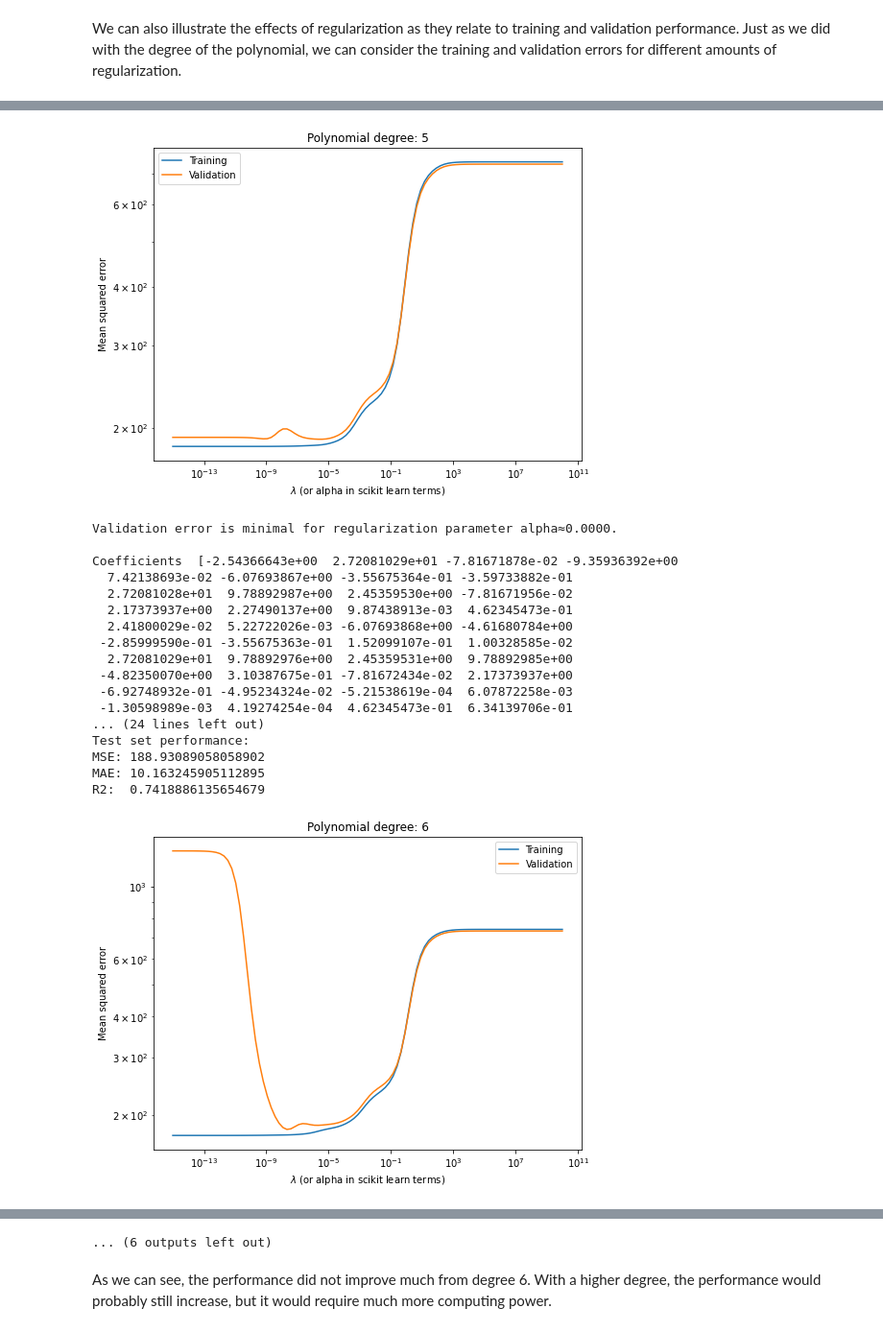
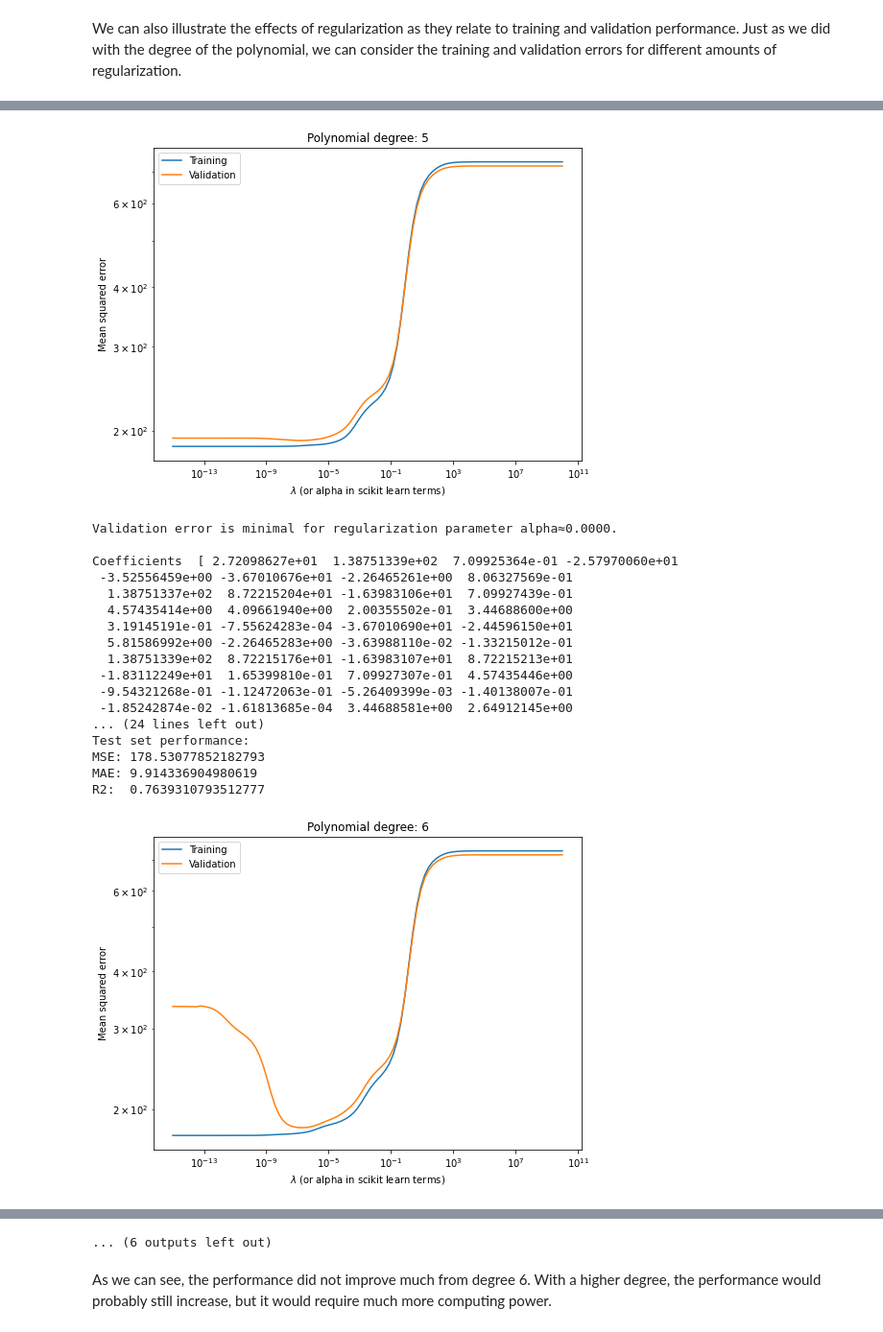
Before and after one commit to mschwa1010/AA_2022-23_Team_8, a Jupyter notebook: Prediction.ipynb, the cells around one changed output, grey strips where cells are left out. Shown at 96% size. Saved outputs shown, nothing was run; the diff lists cells and outputs as text; code cells hidden in the pictures.

```diff
--- a/Prediction.ipynb
+++ b/Prediction.ipynb
@@ -295,13 +295,14 @@ for degree in range(1,7):
     # fit model
     poly = PolynomialFeatures(degree=degree, include_bias=False)
     poly_features = poly.fit_transform(X)
-    X_train, X_test, y_train, y_test = train_test_split(poly_features, y, test_size=0.3, random_state=9626)
+    X_train, X_test, y_train, y_test = train_test_split(poly_features, y, test_size=0.3, random_state=682)
+    X_train, X_val, y_train, y_val = train_test_split(X_train, y_train, test_size=(0.2/0.7),random_state=682)
     poly_reg_model = LinearRegression()
     poly_reg_model.fit(X_train, y_train)
 
     # compute errors
     err_train.append(mean_squared_error(poly_reg_model.predict(X_train), y_train))
-    err_cv.append(mean_squared_error(poly_reg_model.predict(X_test), y_test))
+    err_cv.append(mean_squared_error(poly_reg_model.predict(X_val), y_val))
 
 plt.figure(figsize = (8,6))
 plt.semilogy(range(1,7), err_train, range(1, 7), err_cv)
@@ -367,7 +369,8 @@ for degree in range(1,7):
     # fit model
     poly = PolynomialFeatures(degree=degree, include_bias=False)
     poly_features = poly.fit_transform(X)
-    X_train, X_test, y_train, y_test = train_test_split(poly_features, y, test_size=0.3, random_state=9626)
+    X_train, X_test, y_train, y_test = train_test_split(poly_features, y, test_size=0.3, random_state=682)
+    X_train, X_val, y_train, y_val = train_test_split(X_train, y_train, test_size=(0.2/0.7),random_state=682)
 
     err_train = []
     err_cv = []
@@ -383,13 +386,13 @@ for degree in range(1,7):
         # compute errors
         err_train.append(mean_squared_error(model_L1.predict(X_train), y_train))
 
-        prediction = model_L1.predict(X_test)
-        err_cv.append(mean_squared_error(prediction, y_test))
+        prediction = model_L1.predict(X_val)
+        err_cv.append(mean_squared_error(prediction, y_val))
 
 
 
-        if(r2_score(y_test, prediction) > ideal_r2_score):
-            ideal_r2_score = r2_score(y_test, prediction)
+        if(r2_score(y_val, prediction) > ideal_r2_score):
+            ideal_r2_score = r2_score(y_val, prediction)
             ideal_alpha = alpha
 
     #Plot errors
@@ -576,7 +580,8 @@ for degree in range(1,10):
     # fit model
     poly = PolynomialFeatures(degree=degree, include_bias=False)
     poly_features = poly.fit_transform(X)
-    X_train, X_test, y_train, y_test = train_test_split(poly_features, y, test_size=0.3, random_state=9626)
+    X_train, X_test, y_train, y_test = train_test_split(poly_features, y, test_size=0.3, random_state=682)
+    X_train, X_val, y_train, y_val = train_test_split(X_train, y_train, test_size=(0.2/0.7),random_state=682)
 
     err_train = []
     err_cv = []
@@ -592,13 +597,13 @@ for degree in range(1,10):
         # compute errors
         err_train.append(mean_squared_error(model_L2.predict(X_train), y_train))
 
-        prediction = model_L2.predict(X_test)
-        err_cv.append(mean_squared_error(prediction, y_test))
+        prediction = model_L2.predict(X_val)
+        err_cv.append(mean_squared_error(prediction, y_val))
 
 
 
-        if(r2_score(y_test, prediction) > ideal_r2_score):
-            ideal_r2_score = r2_score(y_test, prediction)
+        if(r2_score(y_val, prediction) > ideal_r2_score):
+            ideal_r2_score = r2_score(y_val, prediction)
             ideal_alpha = alpha
 
     #Plot errors
@@ -690,21 +695,21 @@ R2:  0.7373032160564754
-[figure, old version]
+[figure, new version]
 Validation error is minimal for regularization parameter alpha≈0.0000.
 
-Coefficients  [-2.54366643e+00  2.72081029e+01 -7.81671878e-02 -9.35936392e+00
-  7.42138693e-02 -6.07693867e+00 -3.55675364e-01 -3.59733882e-01
-  2.72081028e+01  9.78892987e+00  2.45359530e+00 -7.81671956e-02
-  2.17373937e+00  2.27490137e+00  9.87438913e-03  4.62345473e-01
-  2.41800029e-02  5.22722026e-03 -6.07693868e+00 -4.61680784e+00
- -2.85999590e-01 -3.55675363e-01  1.52099107e-01  1.00328585e-02
-  2.72081029e+01  9.78892976e+00  2.45359531e+00  9.78892985e+00
- -4.82350070e+00  3.10387675e-01 -7.81672434e-02  2.17373937e+00
- -6.92748932e-01 -4.95234324e-02 -5.21538619e-04  6.07872258e-03
- -1.30598989e-03  4.19274254e-04  4.62345473e-01  6.34139706e-01
+Coefficients  [ 2.72098627e+01  1.38751339e+02  7.09925364e-01 -2.57970060e+01
+ -3.52556459e+00 -3.67010676e+01 -2.26465261e+00  8.06327569e-01
+  1.38751337e+02  8.72215204e+01 -1.63983106e+01  7.09927439e-01
+  4.57435414e+00  4.09661940e+00  2.00355502e-01  3.44688600e+00
+  3.19145191e-01 -7.55624283e-04 -3.67010690e+01 -2.44596150e+01
+  5.81586992e+00 -2.26465283e+00 -3.63988110e-02 -1.33215012e-01
+  1.38751339e+02  8.72215176e+01 -1.63983107e+01  8.72215213e+01
+ -1.83112249e+01  1.65399810e-01  7.09927307e-01  4.57435446e+00
+ -9.54321268e-01 -1.12472063e-01 -5.26409399e-03 -1.40138007e-01
+ -1.85242874e-02 -1.61813685e-04  3.44688581e+00  2.64912145e+00
 ... (24 lines left out)
 Test set performance:
-MSE: 188.93089058058902
-MAE: 10.163245905112895
-R2:  0.7418886135654679
+MSE: 178.53077852182793
+MAE: 9.914336904980619
+R2:  0.7639310793512777
-[figure, old version]
+[figure, new version]
 Validation error is minimal for regularization parameter alpha≈0.0000.
 
```
Also changed, not shown: parts of 20 cells of this notebook.
